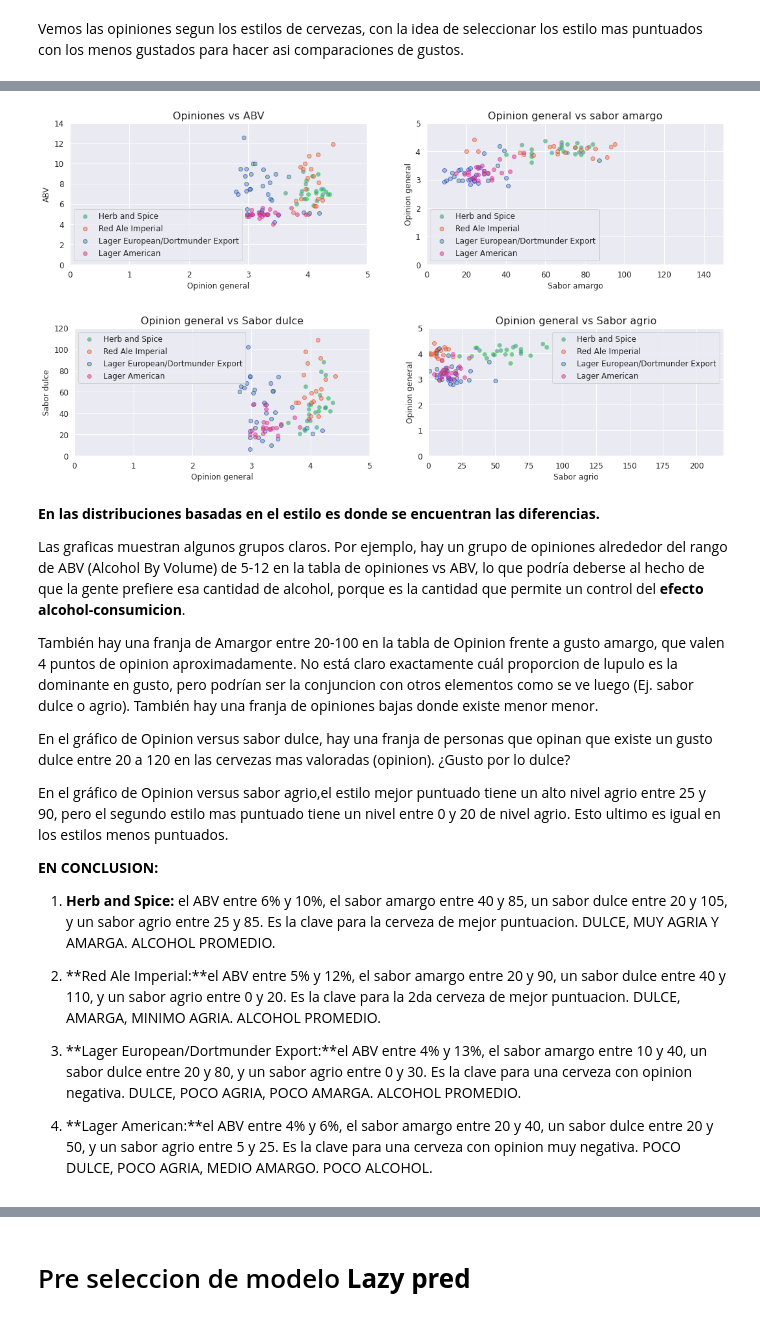
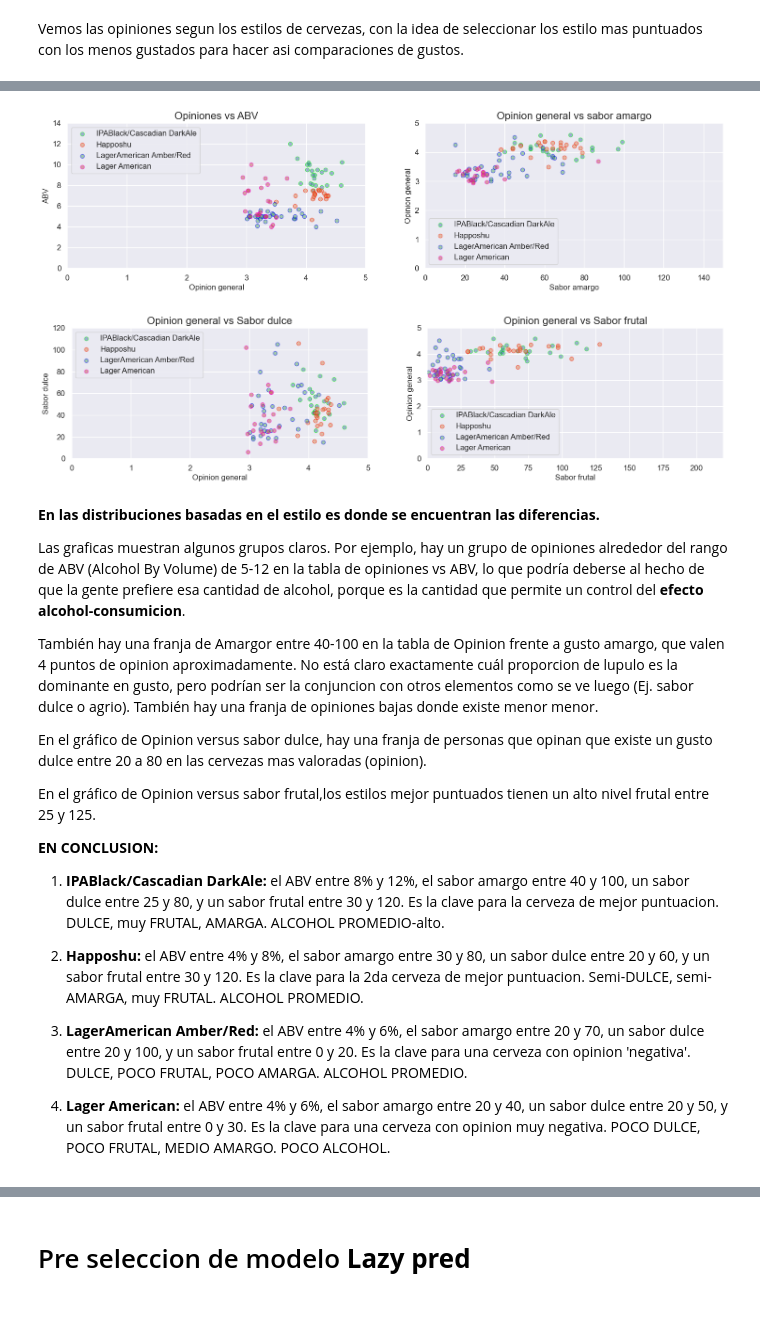
Before and after one commit to RodrigoLarroca/Beer, a Jupyter notebook: Prediccion_Cervezas_Larroca.ipynb, the cells around one changed output, grey strips where cells are left out. Saved outputs shown, nothing was run; the diff lists cells and outputs as text; code cells hidden in the pictures.

```diff
--- a/Prediccion_Cervezas_Larroca.ipynb
+++ b/Prediccion_Cervezas_Larroca.ipynb
@@ -162,9 +164,9 @@ import warnings
 plt.style.use('ggplot')
 sns.set(style="darkgrid")
 # %%
-beer = data = pd.read_csv('beer.csv')
+beer= data = pd.read_csv('C:\\Users\\rodri\\OneDrive\\Datos adjuntos\\Documentos\\Proyectos personales - DATA\\Datasets\\beer.csv')
 pd.options.display.max_columns = None
-beer.head(10)
+beer.head(5)
 # %% [output]
 |  | Name | Style | Brewery | Beer Name (Full) | Description | ABV | Min IBU | Max IBU | Astringency | ... |
 | 0 | Amber | Altbier | Alaskan Brewing Co. | Alaskan Brewing Co. Alaskan Amber | Notes:Richly malty and long on th... | 5.30 | 25 | 50 | 13 | ... |
@@ -417,4 +349,8 @@ df_out=df[['ABV','Astringency','Body','Alcohol','Bitter','Sweet', 'Sour','Salty'
 # %%
+
+df_out=df[['ABV','Astringency','Body','Alcohol','Bitter','Sweet', 'Sour','Salty','Fruits','Hoppy',
+              'Spices','Malty','review_aroma','review_appearance','review_palate','review_taste','review_overall','IBUProm','Opinion_B','Opinion_B1']]
+
 def detect_outliers(df_out,n,features):
 
   outlier_indices = []
@@ -435,6 +371,6 @@ def detect_outliers(df_out,n,features):
   return multiple_outliers
       #Outliers
 Outliers_IQR = detect_outliers(df_out,2,['ABV','Astringency','Body','Alcohol','Bitter','Sweet', 'Sour','Salty','Fruits','Hoppy',
-              'Spices','Malty','review_aroma','review_appearance','review_palate','review_taste','review_overall','IBUProm','Opinion_B'])
+              'Spices','Malty','review_aroma','review_appearance','review_palate','review_taste','review_overall','IBUProm','Opinion_B','Opinion_B1'])
       #Drop outliers
 df_out1 = df_out.drop(Outliers_IQR, axis = 0).reset_index(drop=True)
@@ -928,16 +743,16 @@ plt.show();
 # %%
 #Para trabajar de manera mas organizada
-df_HerbandSpiceBeer = df_out1[df_out1['Style'] == 'Herb and Spice Beer']
-df_RedAleImperial = df_out1[df_out1['Style'] == 'Red Ale - Imperial']
-df_LagerEuropeanDortmunderExport = df_out1[df_out1['Style'] == 'Lager - European / Dortmunder Export']
+df_IPABlackCascadianDarkAle = df_out1[df_out1['Style'] == 'IPA - Black / Cascadian Dark Ale']
+df_Happoshu = df_out1[df_out1['Style'] == 'Happoshu']
+df_LagerAmericanAmberRed = df_out1[df_out1['Style'] == 'Lager - American Amber / Red']
 df_LagerAmerican = df_out1[df_out1['Style'] == 'Lager - American']
 # %%
 #Opiniones vs ABV
 plt.figure(figsize=(18,4))
 plt.subplot(121)
-plt.scatter(df_HerbandSpiceBeer['review_overall'], df_HerbandSpiceBeer['ABV'], edgecolor='#04F801', alpha=0.5, label= 'Herb and Spice')
-plt.scatter(df_RedAleImperial['review_overall'], df_RedAleImperial['ABV'], edgecolor='#F81B01', alpha=0.5, label= 'Red Ale Imperial')
-plt.scatter(df_LagerEuropeanDortmunderExport['review_overall'], df_LagerEuropeanDortmunderExport['ABV'], edgecolor='#0104F8', alpha=0.5, label= 'Lager European/Dortmunder Export')
+plt.scatter(df_IPABlackCascadianDarkAle['review_overall'], df_IPABlackCascadianDarkAle['ABV'], edgecolor='#04F801', alpha=0.5, label= 'IPABlack/Cascadian DarkAle')
+plt.scatter(df_Happoshu['review_overall'], df_Happoshu['ABV'], edgecolor='#F81B01', alpha=0.5, label= 'Happoshu')
+plt.scatter(df_LagerAmericanAmberRed['review_overall'], df_LagerAmericanAmberRed['ABV'], edgecolor='#0104F8', alpha=0.5, label= 'LagerAmerican Amber/Red')
 plt.scatter(df_LagerAmerican['review_overall'], df_LagerAmerican['ABV'], edgecolor='#F801CF', alpha=0.5, label= 'Lager American')
 plt.legend(loc='best', fontsize=12)
 plt.ylim(0, 14)
@@ -950,77 +765,74 @@ plt.title('Opiniones vs ABV', fontsize=16);
 
 #Opiniones vs sabor amargo
 plt.subplot(122)
-plt.scatter(df_HerbandSpiceBeer['Bitter'], df_HerbandSpiceBeer['review_overall'], edgecolor='#04F801', alpha=0.5, label= 'Herb and Spice')
-plt.scatter(df_RedAleImperial['Bitter'], df_RedAleImperial['review_overall'], edgecolor='#F81B01', alpha=0.5, label= 'Red Ale Imperial')
-plt.scatter(df_LagerEuropeanDortmunderExport['Bitter'], df_LagerEuropeanDortmunderExport['review_overall'], edgecolor='#0104F8', alpha=0.5, label= 'Lager European/Dortmunder Export')
+plt.scatter(df_IPABlackCascadianDarkAle['Bitter'], df_IPABlackCascadianDarkAle['review_overall'], edgecolor='#04F801', alpha=0.5, label= 'IPABlack/Cascadian DarkAle')
+plt.scatter(df_Happoshu['Bitter'], df_Happoshu['review_overall'], edgecolor='#F81B01', alpha=0.5, label= 'Happoshu')
+plt.scatter(df_LagerAmericanAmberRed['Bitter'], df_LagerAmericanAmberRed['review_overall'], edgecolor='#0104F8', alpha=0.5, label= 'LagerAmerican Amber/Red')
 plt.scatter(df_LagerAmerican['Bitter'], df_LagerAmerican['review_overall'], edgecolor='#F801CF', alpha=0.5, label= 'Lager American')
 plt.legend(loc='best', fontsize=12)
 plt.xlim(0, 150)
 plt.xlabel('Sabor amargo', fontsize=12)
 plt.xticks(fontsize=12)
 plt.ylim(0, 5)
 plt.ylabel('Opinion general', fontsize=12)
 plt.yticks(fontsize=12)
 plt.title('Opinion general vs sabor amargo', fontsize=16)
 
 #Opiniones vs sabor dulce
 plt.figure(figsize=(18,8))
 plt.subplot(221)
-plt.scatter(df_HerbandSpiceBeer['review_overall'], df_HerbandSpiceBeer['Sweet'], edgecolor='#04F801', alpha=0.5, label= 'Herb and Spice')
-plt.scatter(df_RedAleImperial['review_overall'], df_RedAleImperial['Sweet'], edgecolor='#F81B01', alpha=0.5, label= 'Red Ale Imperial')
-plt.scatter(df_LagerEuropeanDortmunderExport['review_overall'], df_LagerEuropeanDortmunderExport['Sweet'], edgecolor='#0104F8', alpha=0.5, label= 'Lager European/Dortmunder Export')
+plt.scatter(df_IPABlackCascadianDarkAle['review_overall'], df_IPABlackCascadianDarkAle['Sweet'], edgecolor='#04F801', alpha=0.5, label= 'IPABlack/Cascadian DarkAle')
+plt.scatter(df_Happoshu['review_overall'], df_Happoshu['Sweet'], edgecolor='#F81B01', alpha=0.5, label= 'Happoshu')
+plt.scatter(df_LagerAmericanAmberRed['review_overall'], df_LagerAmericanAmberRed['Sweet'], edgecolor='#0104F8', alpha=0.5, label= 'LagerAmerican Amber/Red')
 plt.scatter(df_LagerAmerican['review_overall'], df_LagerAmerican['Sweet'], edgecolor='#F801CF', alpha=0.5, label= 'Lager American')
 plt.legend(loc='best', fontsize=12)
 plt.xlim(0, 5)
 plt.xlabel('Opinion general', fontsize=12)
 plt.xticks(fontsize=12)
 plt.ylim(0, 120)
 plt.ylabel('Sabor dulce', fontsize=12)
 plt.yticks(fontsize=12)
 plt.title('Opinion general vs Sabor dulce', fontsize=16)
 
-#Opiniones vs sabor agrio
+#Opiniones vs sabor frutal
 plt.subplot(222)
-plt.scatter(df_HerbandSpiceBeer['Sour'], df_HerbandSpiceBeer['review_overall'], edgecolor='#04F801', alpha=0.5, label= 'Herb and Spice')
-plt.scatter(df_RedAleImperial['Sour'], df_RedAleImperial['review_overall'], edgecolor='#F81B01', alpha=0.5, label= 'Red Ale Imperial')
-plt.scatter(df_LagerEuropeanDortmunderExport['Sour'], df_LagerEuropeanDortmunderExport['review_overall'], edgecolor='#0104F8', alpha=0.5, label= 'Lager European/Dortmunder Export')
-plt.scatter(df_LagerAmerican['Sour'], df_LagerAmerican['review_overall'], edgecolor='#F801CF', alpha=0.5, label= 'Lager American')
+plt.scatter(df_IPABlackCascadianDarkAle['Fruits'], df_IPABlackCascadianDarkAle['review_overall'], edgecolor='#04F801', alpha=0.5, label= 'IPABlack/Cascadian DarkAle')
+plt.scatter(df_Happoshu['Fruits'], df_Happoshu['review_overall'], edgecolor='#F81B01', alpha=0.5, label= 'Happoshu')
+plt.scatter(df_LagerAmericanAmberRed['Fruits'], df_LagerAmericanAmberRed['review_overall'], edgecolor='#0104F8', alpha=0.5, label= 'LagerAmerican Amber/Red')
+plt.scatter(df_LagerAmerican['Fruits'], df_LagerAmerican['review_overall'], edgecolor='#F801CF', alpha=0.5, label= 'Lager American')
 plt.legend(loc='best', fontsize=12)
 plt.xlim(0, 220)
-plt.xlabel('Sabor agrio', fontsize=12)
+plt.xlabel('Sabor frutal', fontsize=12)
 plt.xticks(fontsize=12)
 plt.ylim(0, 5)
 plt.ylabel('Opinion general', fontsize=12)
 plt.yticks(fontsize=12)
-plt.title('Opinion general vs Sabor agrio', fontsize=16)
+plt.title('Opinion general vs Sabor frutal', fontsize=16)
 plt.show()
 # %% [output]
-[figure, old version]
+[figure, new version]
-[figure, old version]
+[figure, new version]
 # %% [markdown]
 **En las distribuciones basadas en el estilo es donde se encuentran las diferencias.**
 
 Las graficas muestran algunos grupos claros. Por ejemplo, hay un grupo de opiniones alrededor del rango de ABV (Alcohol By Volume) de 5-12 en la tabla de opiniones vs ABV, lo que podría deberse al hecho de que la gente prefiere esa cantidad de alcohol, porque es la cantidad que permite un control del **efecto alcohol-consumicion**.
 
-También hay una franja de Amargor entre 20-100 en la tabla de Opinion frente a gusto amargo, que valen 4 puntos de opinion aproximadamente. No está claro exactamente cuál proporcion de lupulo es la dominante en gusto, pero podrían ser la conjuncion con otros elementos como se ve luego (Ej. sabor dulce o agrio). También hay una franja de opiniones bajas donde existe menor menor.
+También hay una franja de Amargor entre 40-100 en la tabla de Opinion frente a gusto amargo, que valen 4 puntos de opinion aproximadamente. No está claro exactamente cuál proporcion de lupulo es la dominante en gusto, pero podrían ser la conjuncion con otros elementos como se ve luego (Ej. sabor dulce o agrio). También hay una franja de opiniones bajas donde existe menor menor.
 
-En el gráfico de Opinion versus sabor dulce, hay una franja de personas que opinan que existe un gusto dulce entre 20 a 120 en las cervezas mas valoradas (opinion). ¿Gusto por lo dulce?
+En el gráfico de Opinion versus sabor dulce, hay una franja de personas que opinan que existe un gusto dulce entre 20 a 80 en las cervezas mas valoradas (opinion).
 
-En el gráfico de Opinion versus sabor agrio,el estilo mejor puntuado tiene un alto nivel agrio entre 25 y 90, pero el segundo estilo mas puntuado tiene un nivel entre 0 y 20 de nivel agrio. Esto ultimo es igual en los estilos menos puntuados.
-
-
-
+En el gráfico de Opinion versus sabor frutal,los estilos mejor puntuados tienen un alto nivel frutal entre 25 y 125.
 
 **EN CONCLUSION:**
 
-1.  **Herb and Spice:** el ABV entre 6% y 10%, el sabor amargo entre 40 y 85, un sabor dulce entre 20 y 105, y un sabor agrio entre 25 y 85. Es la clave para la cerveza de mejor puntuacion.
-DULCE, MUY AGRIA Y AMARGA. ALCOHOL PROMEDIO.
+1.  **IPABlack/Cascadian DarkAle:** el ABV entre 8% y 12%, el sabor amargo entre 40 y 100, un sabor dulce entre 25 y 80, y un sabor frutal entre 30 y 120. Es la clave para la cerveza de mejor puntuacion.
+DULCE, muy FRUTAL, AMARGA. ALCOHOL PROMEDIO-alto.
 
-2.   **Red Ale Imperial:**el ABV entre 5% y 12%, el sabor amargo entre 20 y 90, un sabor dulce entre 40 y 110, y un sabor agrio entre 0 y 20. Es la clave para la  2da cerveza de mejor puntuacion.
-DULCE, AMARGA, MINIMO AGRIA. ALCOHOL PROMEDIO.
+2.   **Happoshu:** el ABV entre 4% y 8%, el sabor amargo entre 30 y 80, un sabor dulce entre 20 y 60, y un sabor frutal entre 30 y 120. Es la clave para la  2da cerveza de mejor puntuacion.
+Semi-DULCE, semi-AMARGA, muy FRUTAL. ALCOHOL PROMEDIO.
 
-3.   **Lager European/Dortmunder Export:**el ABV entre 4% y 13%, el sabor amargo entre 10 y 40, un sabor dulce entre 20 y 80, y un sabor agrio entre 0 y 30. Es la clave para una cerveza con opinion negativa.
-DULCE, POCO AGRIA, POCO AMARGA. ALCOHOL PROMEDIO.
+3.   **LagerAmerican Amber/Red:** el ABV entre 4% y 6%, el sabor amargo entre 20 y 70, un sabor dulce entre 20 y 100, y un sabor frutal entre 0 y 20. Es la clave para una cerveza con opinion 'negativa'.
+DULCE, POCO FRUTAL, POCO AMARGA. ALCOHOL PROMEDIO.
 
-4.   **Lager American:**el ABV entre 4% y 6%, el sabor amargo entre 20 y 40, un sabor dulce entre 20 y 50, y un sabor agrio entre 5 y 25. Es la clave para una cerveza con opinion muy negativa.
-POCO DULCE, POCO AGRIA, MEDIO AMARGO. POCO ALCOHOL.
+4.   **Lager American:** el ABV entre 4% y 6%, el sabor amargo entre 20 y 40, un sabor dulce entre 20 y 50, y un sabor frutal entre 0 y 30. Es la clave para una cerveza con opinion muy negativa.
+POCO DULCE, POCO FRUTAL, MEDIO AMARGO. POCO ALCOHOL.
```
Also changed, not shown: parts of 214 cells of this notebook.
